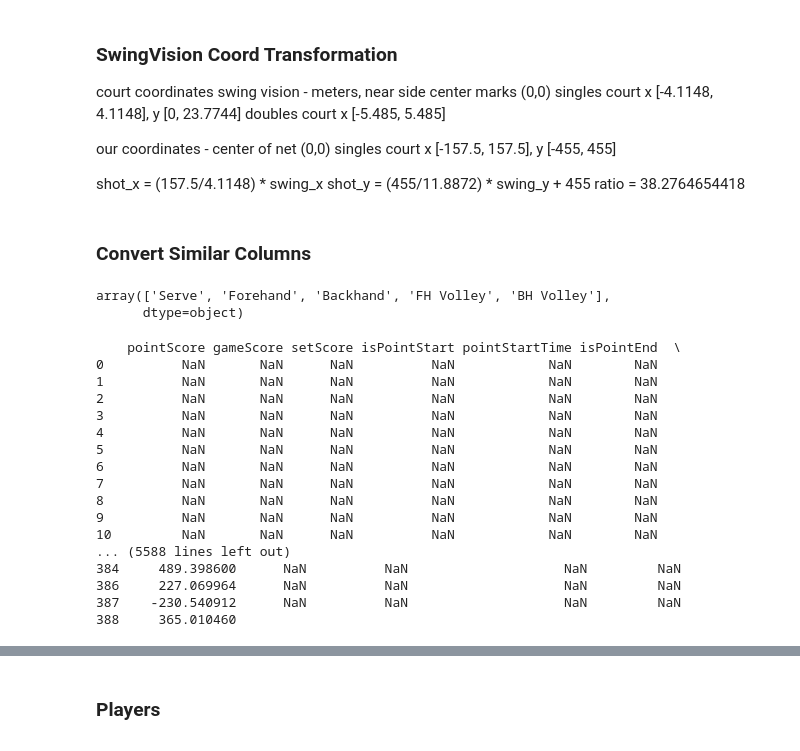
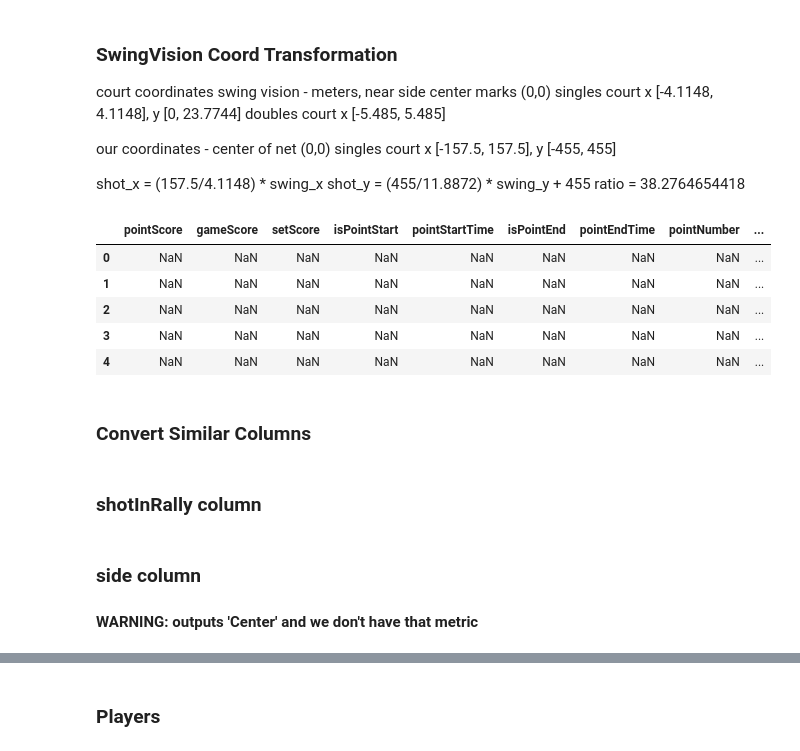
Before and after one commit to cjgimena/UCLA-Tennis-Consulting, a Jupyter notebook: SwingVision/SwingVisionTransformation.ipynb, the cells around one changed output, grey strips where cells are left out. Cells and saved outputs as stored; diff of their text form; code cells hidden in the pictures.

```diff
--- a/SwingVision/SwingVisionTransformation.ipynb
+++ b/SwingVision/SwingVisionTransformation.ipynb
@@ -175,7 +212,7 @@ columm_names = (['pointScore', 'gameScore', 'setScore', 'isPointStart',
                                          'shotContactY','shotDirection','shotFhBh',
                                          'isSlice','isVolley','isOverhead','isApproach','isDropshot',
                                          'isExcitingPoint','atNetPlayer1','atNetPlayer2','isLob',
-                                         'shotLocationX','shotLocationY','isWinner','isErrorWideR', 'isErrorWideL'
+                                         'shotLocationX','shotLocationY','isWinner','isErrorWideR', 'isErrorWideL',
                                          'isErrorNet','isErrorLong','clientTeam',
                                          'Date', 'Division', 'Event', 'lineupPosition','matchDetails',
                                          'matchVenue' , 'opponentTeam',
@@ -212,6 +249,15 @@ shot_data['shotContactY'] = transf_y_coord_sv_to_shot(swing_data['Hit (y)'])
 
 shot_data['shotLocationX'] = transf_x_coord_sv_to_shot(swing_data['Bounce (x)'])
 shot_data['shotLocationY'] = transf_y_coord_sv_to_shot(swing_data['Bounce (y)'])
+# %%
+shot_data.head()
+# %% [output]
+|  | pointScore | gameScore | setScore | isPointStart | pointStartTime | isPointEnd | pointEndTime | pointNumber | ... |
+| 0 | NaN | NaN | NaN | NaN | NaN | NaN | NaN | NaN | ... |
+| 1 | NaN | NaN | NaN | NaN | NaN | NaN | NaN | NaN | ... |
+| 2 | NaN | NaN | NaN | NaN | NaN | NaN | NaN | NaN | ... |
+| 3 | NaN | NaN | NaN | NaN | NaN | NaN | NaN | NaN | ... |
+| 4 | NaN | NaN | NaN | NaN | NaN | NaN | NaN | NaN | ... |
 # %% [markdown]
 ### Convert Similar Columns
 # %%
@@ -226,27 +285,4 @@ shot_data['isKick'] = swing_data['Spin'].apply(lambda x: '1' if x == 'Kick' else
 shot_data['isVolley'] = swing_data['Stroke'].apply(lambda x: 1 if x in ['FH Volley', 'BH Volley'] else '') # need to classify shotFhBh when doing isVolley
 shot_data['isOverhead'] = swing_data['Stroke'].apply(lambda x: 1 if x == 'Overhead' else '')
-# %%
-swing_data['Stroke'].unique()
-# %% [output]
-array(['Serve', 'Forehand', 'Backhand', 'FH Volley', 'BH Volley'],
-      dtype=object)
-# %%
-shot_data
-# %% [output]
-    pointScore gameScore setScore isPointStart pointStartTime isPointEnd  \
-0          NaN       NaN      NaN          NaN            NaN        NaN
-1          NaN       NaN      NaN          NaN            NaN        NaN
-2          NaN       NaN      NaN          NaN            NaN        NaN
-3          NaN       NaN      NaN          NaN            NaN        NaN
-4          NaN       NaN      NaN          NaN            NaN        NaN
-5          NaN       NaN      NaN          NaN            NaN        NaN
-6          NaN       NaN      NaN          NaN            NaN        NaN
-7          NaN       NaN      NaN          NaN            NaN        NaN
-8          NaN       NaN      NaN          NaN            NaN        NaN
-9          NaN       NaN      NaN          NaN            NaN        NaN
-10         NaN       NaN      NaN          NaN            NaN        NaN
-... (5588 lines left out)
-384     489.398600      NaN          NaN                    NaN         NaN
-386     227.069964      NaN          NaN                    NaN         NaN
-387    -230.540912      NaN          NaN                    NaN         NaN
-388     365.010460
+# %% [markdown]
+### shotInRally column
@@ -252,0 +291,3 @@ shot_data
+# %% [markdown]
+### side column
+#### WARNING: outputs 'Center' and we don't have that metric
```
Also changed, not shown: parts of 23 cells of this notebook, 1 other file.
